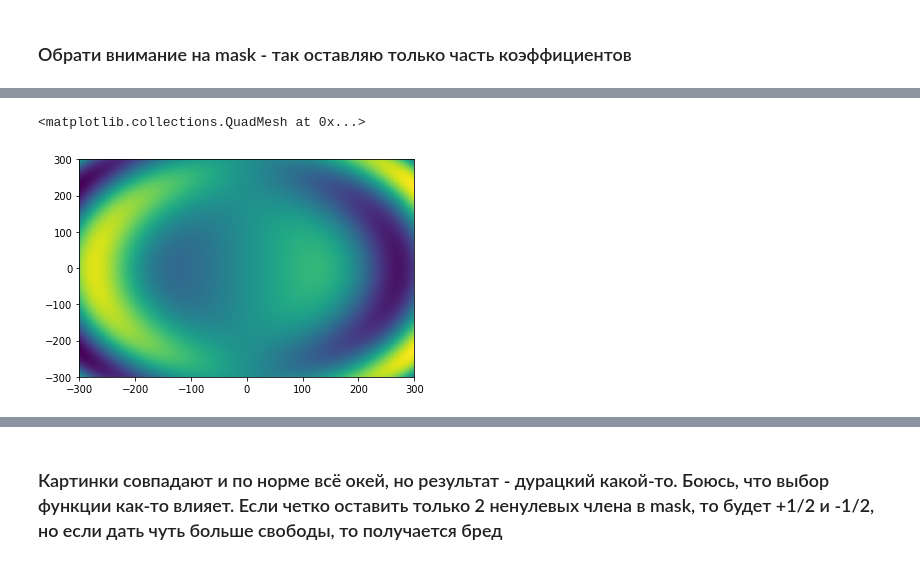
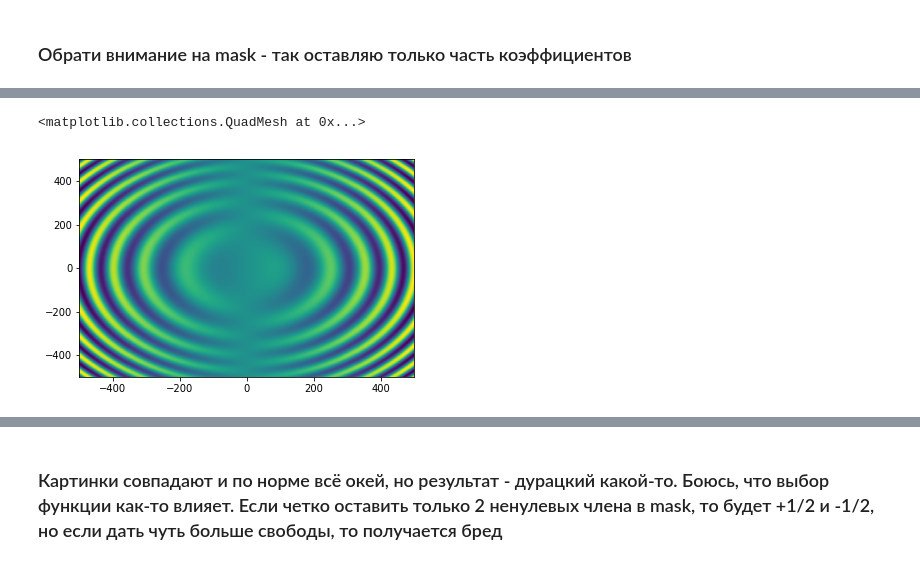
Before and after one commit to safoex/pd_rggb, a Jupyter notebook: minimization.ipynb, the cells around one changed output, grey strips where cells are left out. Drawn from its saved outputs; the diff is of its cells as text; code cells hidden in the pictures.

```diff
--- a/minimization.ipynb
+++ b/minimization.ipynb
@@ -51,8 +73,8 @@ class NatDiff:
 # %%
-nd = NatDiff(2 ,300,classic,classic_dfdx, classic_dfdy)
+nd = NatDiff(5 ,500,classic,classic_dfdx, classic_dfdy)
 # %%
 nd.set_core_size(3)
-X,Y = nd.optimize_core()
+X = nd.optimize_core(1,0)
 # %%
 import matplotlib.pyplot as plt
 # %%
@@ -68,8 +90,8 @@ plt.pcolormesh(nd.x, nd.y, nd.num_dfdx)
 # %%
-plt.pcolormesh(nd.x, nd.y, nd.get_conv(X.x))
+plt.pcolormesh(nd.x, nd.y, nd.get_conv(X.x,False))
 # %% [output]
 <matplotlib.collections.QuadMesh at 0x...>
-[figure, old version]
+[figure, new version]
 # %%
 np.linalg.norm(nd.get_conv(X.x) - nd.num_dfdx)/nd.num**2
 # %% [output]
```
Also changed, not shown: parts of 8 cells of this notebook.
